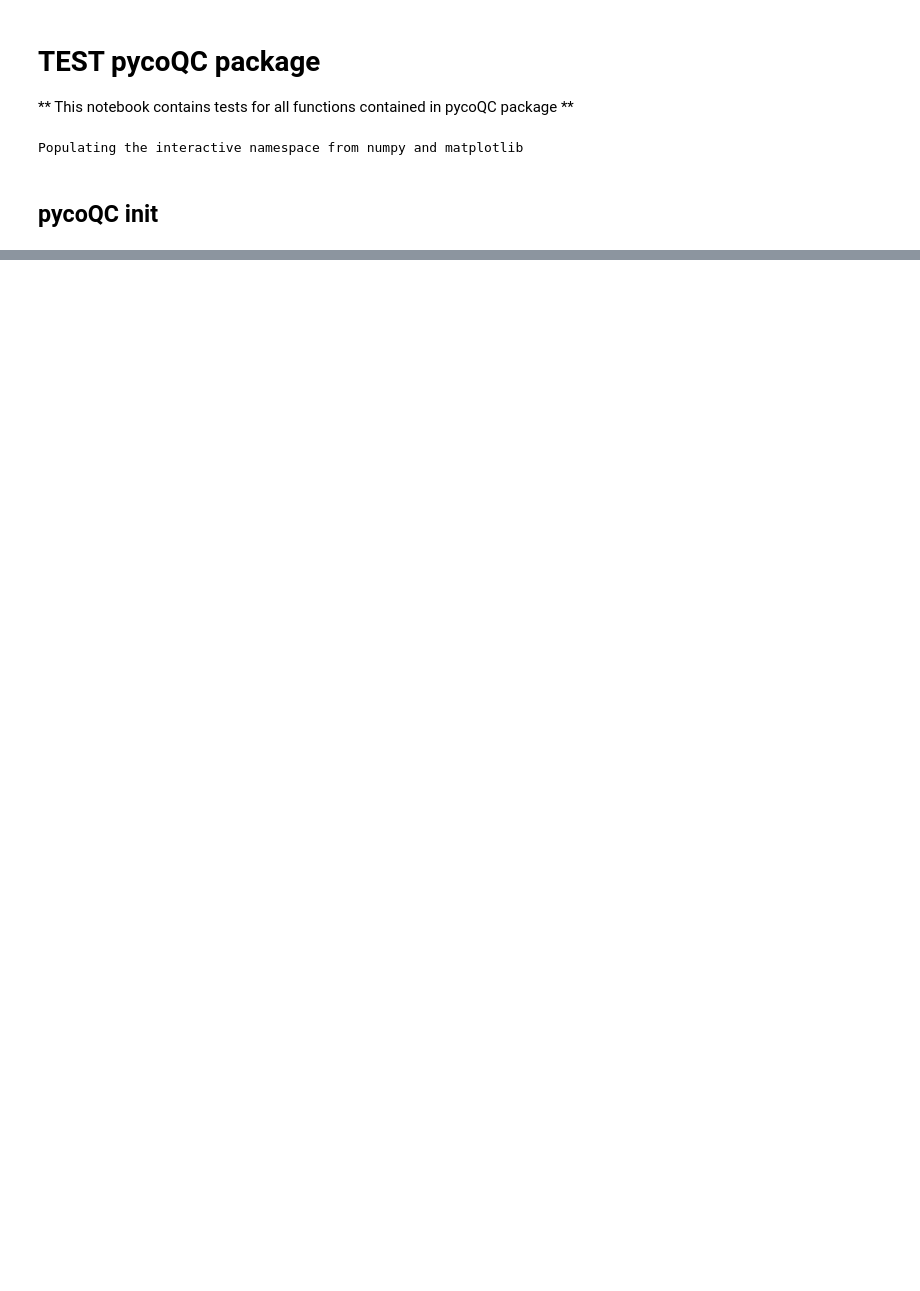
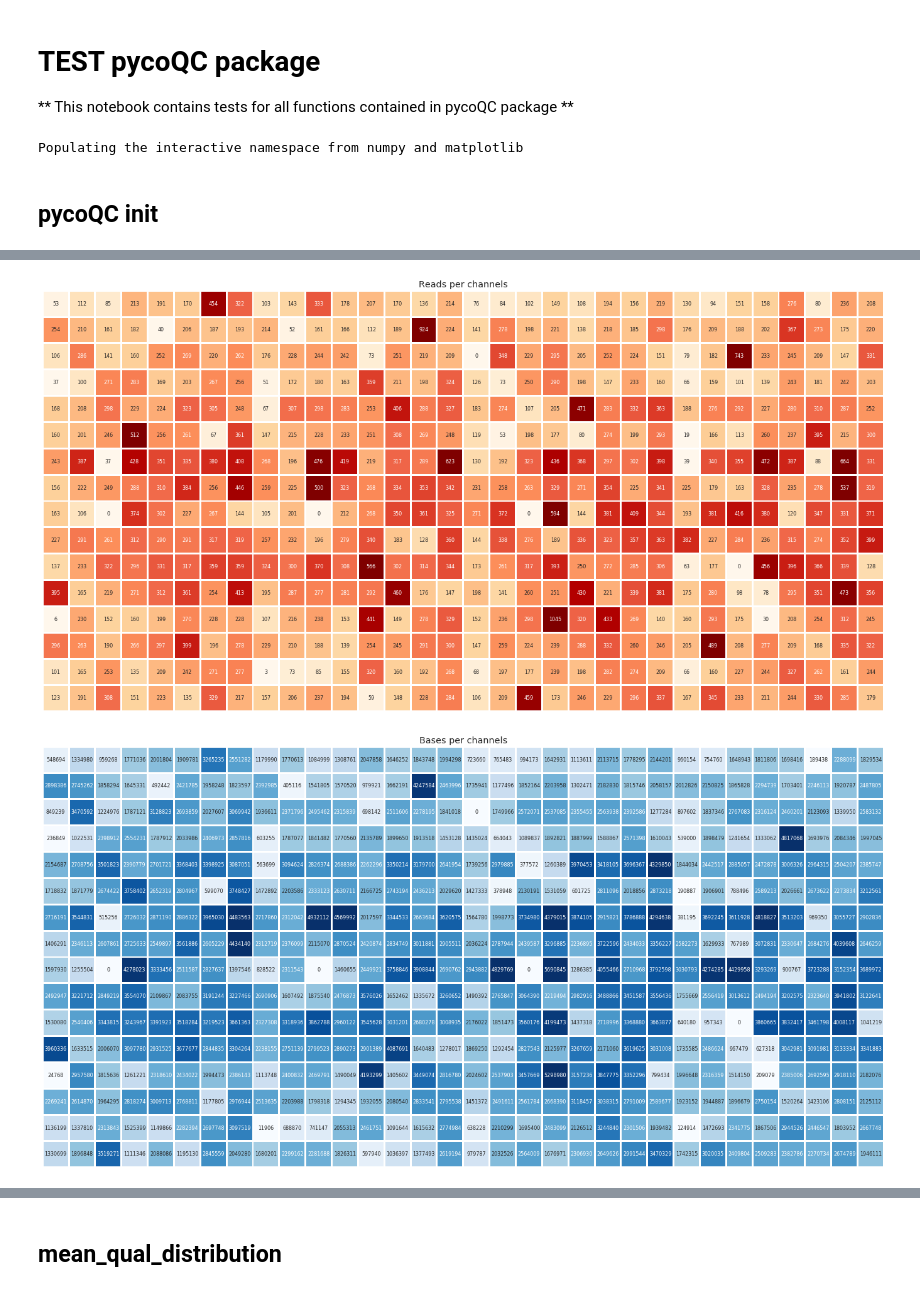
Before and after one commit to a-slide/pycoQC, a Jupyter notebook: test_pycoQC.ipynb, the cells around one changed output, grey strips where cells are left out. Saved outputs shown, nothing was run; the diff lists cells and outputs as text; code cells hidden in the pictures; blank space fills up the shorter version.

Commit message:
Finish jupyter notebook tests

```diff
--- a/test_pycoQC.ipynb
+++ b/test_pycoQC.ipynb
@@ -67,0 +88,13 @@ help(p.channels_activity)
+# %%
+p = pycoQC("./test_data/sequencing_summary.txt")
+g = p.channels_activity(level='reads')
+g = p.channels_activity(level='bases', cmap="Blues")
+g = p.channels_activity(level='events', cmap="viridis", cbar=True, annot=False, figsize=[30,12], robust=False)
+
+# Changing properties of the axis title
+g.title.set_fontsize(20)
+g.title.set_color("blue")
+g.title.set_fontweight("bold")
+# %% [output]
+[figure, added]
+[figure, added]
@@ -67,0 +102,2 @@ help(p.channels_activity)
+# %% [markdown]
+## mean_qual_distribution
```
Also changed, not shown: parts of 17 cells of this notebook, 1 other file.
